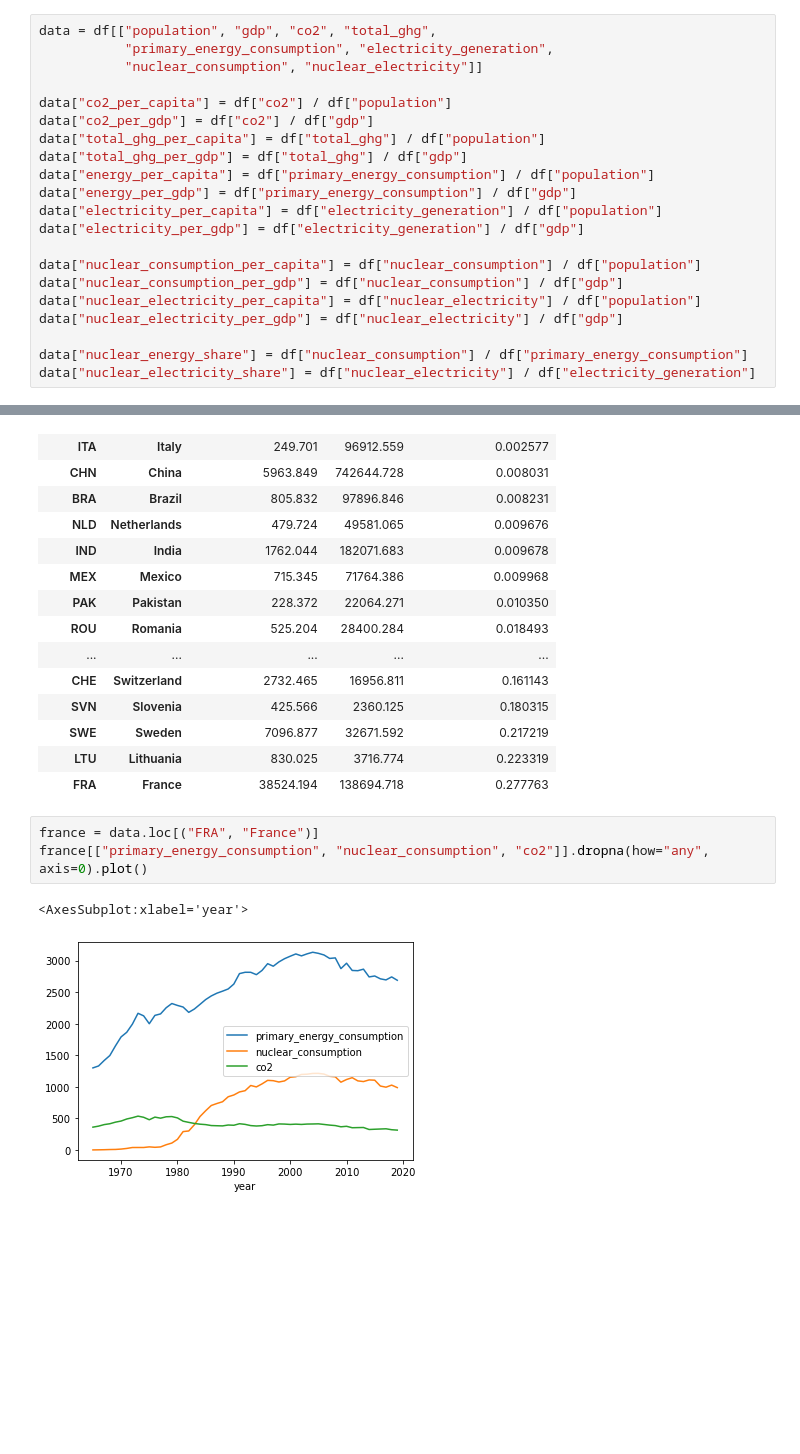
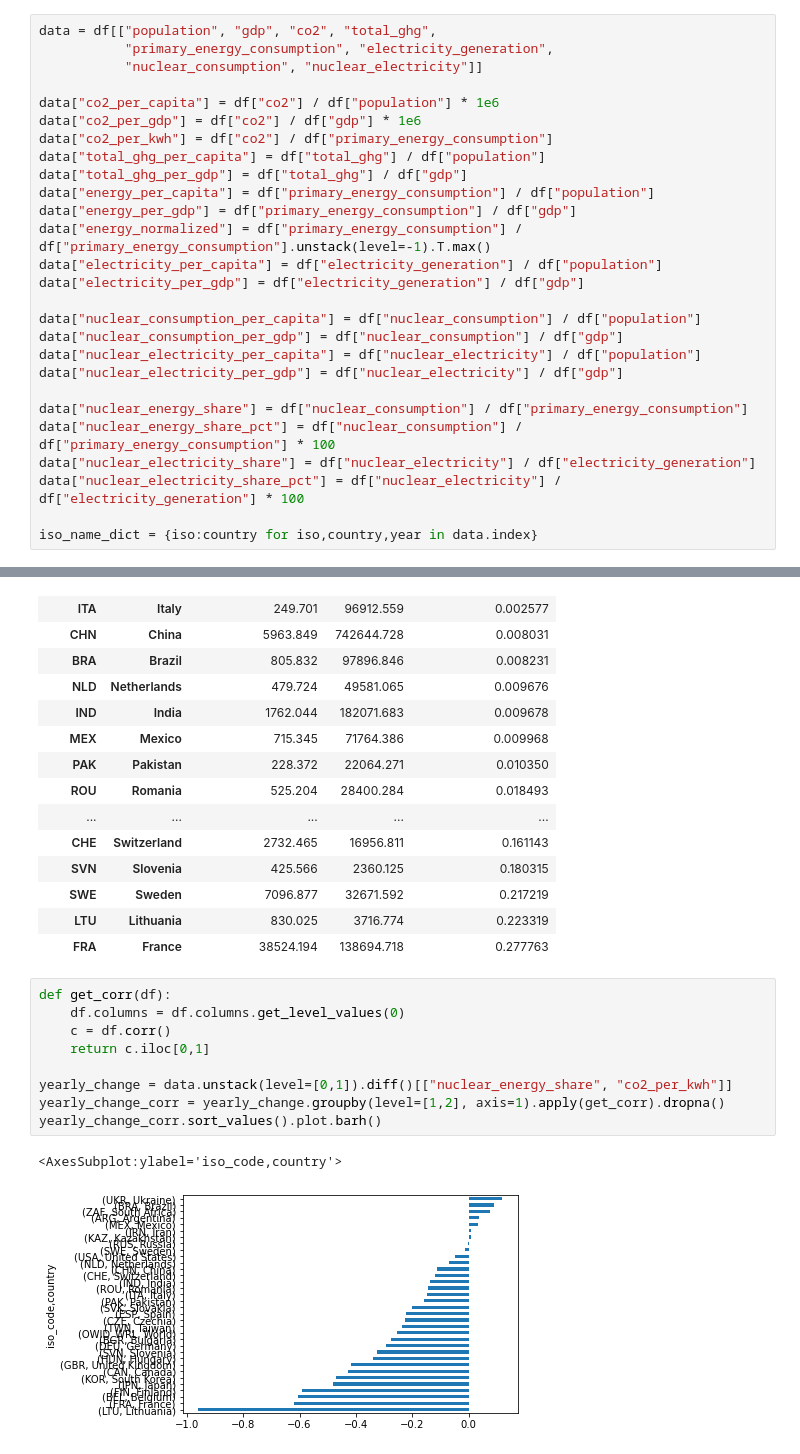
Before and after one commit to Molybdenum42/DOPP_Exercise3, a Jupyter notebook: nuclear_co2_correlation.ipynb, the cells around one changed output, grey strips where cells are left out. Drawn from its saved outputs; the diff is of its cells as text; blank space fills up the shorter version.

Commit message:
make co2 vs nuclear energy share correlation analysis, including several preliminary case studies

```diff
--- a/nuclear_co2_correlation.ipynb
+++ b/nuclear_co2_correlation.ipynb
@@ -109,12 +109,14 @@ data = df[["population", "gdp", "co2", "total_ghg",
            "primary_energy_consumption", "electricity_generation",
            "nuclear_consumption", "nuclear_electricity"]]
 
-data["co2_per_capita"] = df["co2"] / df["population"]
-data["co2_per_gdp"] = df["co2"] / df["gdp"]
+data["co2_per_capita"] = df["co2"] / df["population"] * 1e6
+data["co2_per_gdp"] = df["co2"] / df["gdp"] * 1e6
+data["co2_per_kwh"] = df["co2"] / df["primary_energy_consumption"]
 data["total_ghg_per_capita"] = df["total_ghg"] / df["population"]
 data["total_ghg_per_gdp"] = df["total_ghg"] / df["gdp"]
 data["energy_per_capita"] = df["primary_energy_consumption"] / df["population"]
 data["energy_per_gdp"] = df["primary_energy_consumption"] / df["gdp"]
+data["energy_normalized"] = df["primary_energy_consumption"] / df["primary_energy_consumption"].unstack(level=-1).T.max()
 data["electricity_per_capita"] = df["electricity_generation"] / df["population"]
 data["electricity_per_gdp"] = df["electricity_generation"] / df["gdp"]
 
@@ -124,7 +126,11 @@ data["nuclear_electricity_per_capita"] = df["nuclear_electricity"] / df["populat
 data["nuclear_electricity_per_gdp"] = df["nuclear_electricity"] / df["gdp"]
 
 data["nuclear_energy_share"] = df["nuclear_consumption"] / df["primary_energy_consumption"]
+data["nuclear_energy_share_pct"] = df["nuclear_consumption"] / df["primary_energy_consumption"] * 100
 data["nuclear_electricity_share"] = df["nuclear_electricity"] / df["electricity_generation"]
+data["nuclear_electricity_share_pct"] = df["nuclear_electricity"] / df["electricity_generation"] * 100
+
+iso_name_dict = {iso:country for iso,country,year in data.index}
 # %% [output]
 A value is trying to be set on a copy of a slice from a DataFrame.
 Try using .loc[row_indexer,col_indexer] = value instead
@@ -175,9 +181,15 @@ country_info.sort_values(by="lifetime_nuclear_share")
 | SWE | Sweden | 7096.877 | 32671.592 | 0.217219 |
 | LTU | Lithuania | 830.025 | 3716.774 | 0.223319 |
 | FRA | France | 38524.194 | 138694.718 | 0.277763 |
-# %%
-france = data.loc[("FRA", "France")]
-france[["primary_energy_consumption", "nuclear_consumption", "co2"]].dropna(how="any", axis=0).plot()
-# %% [output]
-<AxesSubplot:xlabel='year'>
-[figure, removed]
+# %%
+def get_corr(df):
+    df.columns = df.columns.get_level_values(0)
+    c = df.corr()
+    return c.iloc[0,1]
+
+yearly_change = data.unstack(level=[0,1]).diff()[["nuclear_energy_share", "co2_per_kwh"]]
+yearly_change_corr = yearly_change.groupby(level=[1,2], axis=1).apply(get_corr).dropna()
+yearly_change_corr.sort_values().plot.barh()
+# %% [output]
+<AxesSubplot:ylabel='iso_code,country'>
+[figure, added]
```
Also changed, not shown: parts of 11 cells of this notebook, 1 other file.
